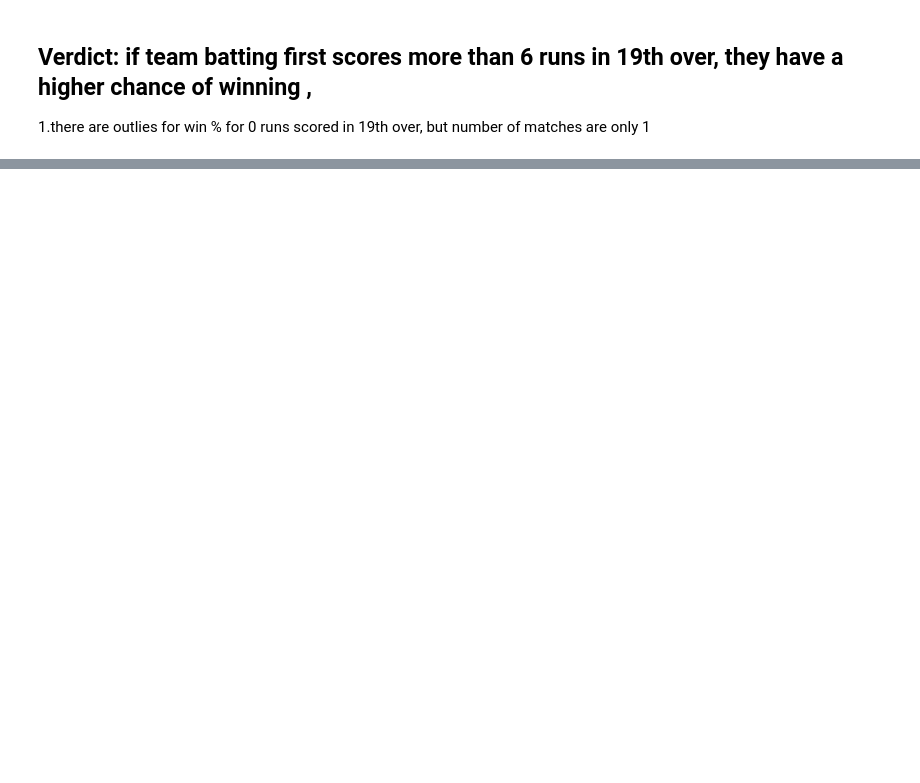
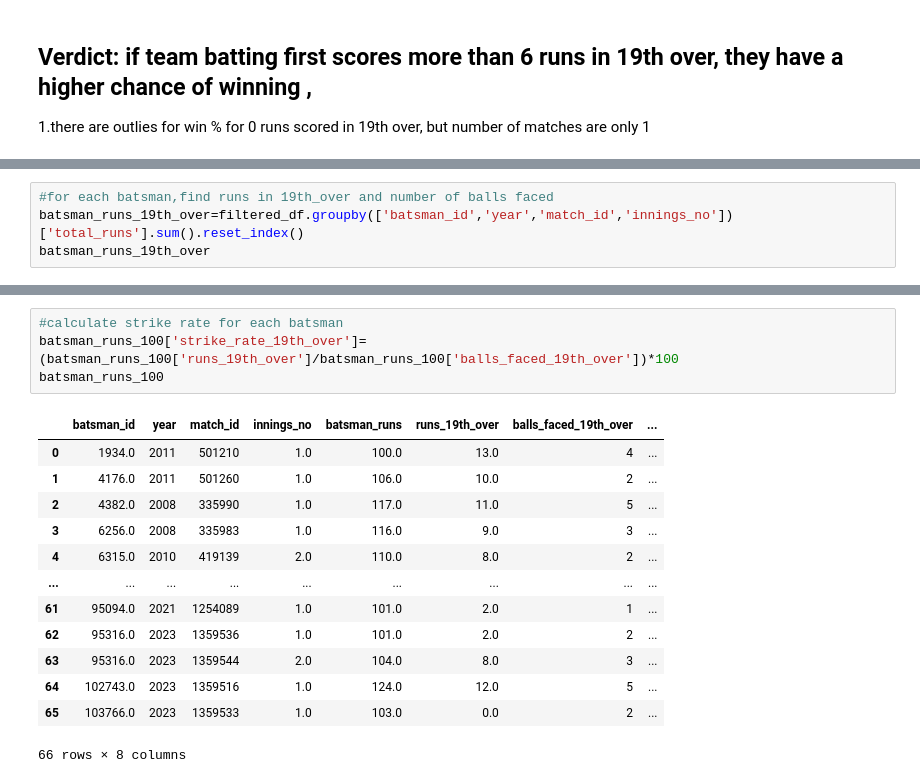
Before and after one commit to visakhpadmanabhan7/crick_analytics, a Jupyter notebook: analyse19th_over.ipynb, the cells around one changed output, grey strips where cells are left out. Cells and saved outputs as stored; diff of their text form; blank space fills up the shorter version.

```diff
--- a/analyse19th_over.ipynb
+++ b/analyse19th_over.ipynb
@@ -655,0 +764,4 @@ fig.show()
+# %%
+#for each batsman,find runs in 19th_over and number of balls faced
+batsman_runs_19th_over=filtered_df.groupby(['batsman_id','year','match_id','innings_no'])['total_runs'].sum().reset_index()
+batsman_runs_19th_over
@@ -655,0 +840,18 @@ fig.show()
+# %%
+#calculate strike rate for each batsman
+batsman_runs_100['strike_rate_19th_over']=(batsman_runs_100['runs_19th_over']/batsman_runs_100['balls_faced_19th_over'])*100
+batsman_runs_100
+# %% [output]
+|  | batsman_id | year | match_id | innings_no | batsman_runs | runs_19th_over | balls_faced_19th_over | ... |
+| 0 | 1934.0 | 2011 | 501210 | 1.0 | 100.0 | 13.0 | 4 | ... |
+| 1 | 4176.0 | 2011 | 501260 | 1.0 | 106.0 | 10.0 | 2 | ... |
+| 2 | 4382.0 | 2008 | 335990 | 1.0 | 117.0 | 11.0 | 5 | ... |
+| 3 | 6256.0 | 2008 | 335983 | 1.0 | 116.0 | 9.0 | 3 | ... |
+| 4 | 6315.0 | 2010 | 419139 | 2.0 | 110.0 | 8.0 | 2 | ... |
+| ... | ... | ... | ... | ... | ... | ... | ... | ... |
+| 61 | 95094.0 | 2021 | 1254089 | 1.0 | 101.0 | 2.0 | 1 | ... |
+| 62 | 95316.0 | 2023 | 1359536 | 1.0 | 101.0 | 2.0 | 2 | ... |
+| 63 | 95316.0 | 2023 | 1359544 | 2.0 | 104.0 | 8.0 | 3 | ... |
+| 64 | 102743.0 | 2023 | 1359516 | 1.0 | 124.0 | 12.0 | 5 | ... |
+| 65 | 103766.0 | 2023 | 1359533 | 1.0 | 103.0 | 0.0 | 2 | ... |
+66 rows × 8 columns
```
Also changed, not shown: parts of 19 cells of this notebook.
